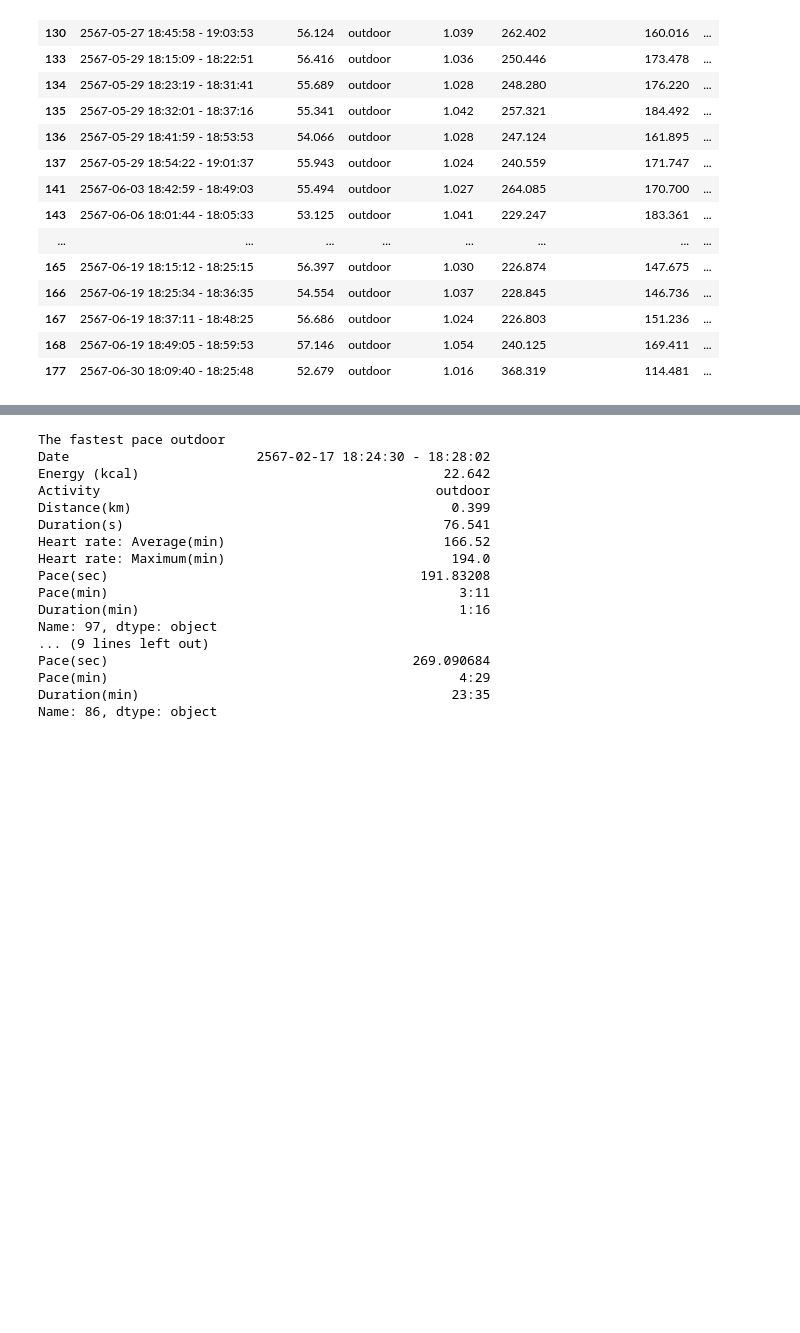
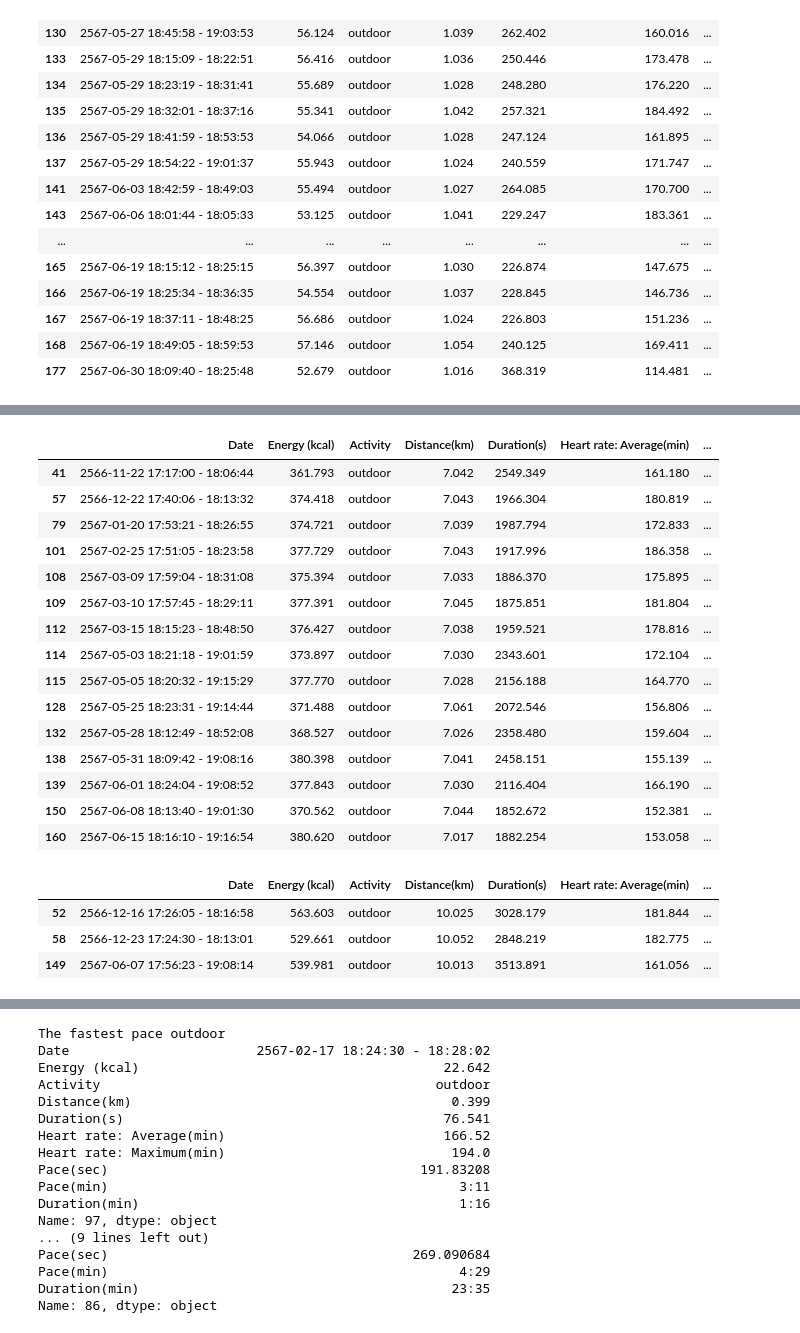
Before and after one commit to JFKongphop/running-analysis, a Jupyter notebook: index.ipynb, the cells around one changed output, grey strips where cells are left out. Saved outputs shown, nothing was run; the diff lists cells and outputs as text; code cells hidden in the pictures; blank space fills up the shorter version.

```diff
--- a/index.ipynb
+++ b/index.ipynb
@@ -55,0 +59,3 @@ def filter_interval(df: DataFrame):
+# %%
+def filter_7K(df: DataFrame):
+  return df[(df['Distance(km)'] >= 7) & (df['Distance(km)'] <= 7.1) ]
@@ -175,0 +209,28 @@ filter_interval(df)
+# %%
+run7k = filter_7K(outdoor)
+run7k
+# %% [output]
+|  | Date | Energy (kcal) | Activity | Distance(km) | Duration(s) | Heart rate: Average(min) | ... |
+| 41 | 2566-11-22 17:17:00 - 18:06:44 | 361.793 | outdoor | 7.042 | 2549.349 | 161.180 | ... |
+| 57 | 2566-12-22 17:40:06 - 18:13:32 | 374.418 | outdoor | 7.043 | 1966.304 | 180.819 | ... |
+| 79 | 2567-01-20 17:53:21 - 18:26:55 | 374.721 | outdoor | 7.039 | 1987.794 | 172.833 | ... |
+| 101 | 2567-02-25 17:51:05 - 18:23:58 | 377.729 | outdoor | 7.043 | 1917.996 | 186.358 | ... |
+| 108 | 2567-03-09 17:59:04 - 18:31:08 | 375.394 | outdoor | 7.033 | 1886.370 | 175.895 | ... |
+| 109 | 2567-03-10 17:57:45 - 18:29:11 | 377.391 | outdoor | 7.045 | 1875.851 | 181.804 | ... |
+| 112 | 2567-03-15 18:15:23 - 18:48:50 | 376.427 | outdoor | 7.038 | 1959.521 | 178.816 | ... |
+| 114 | 2567-05-03 18:21:18 - 19:01:59 | 373.897 | outdoor | 7.030 | 2343.601 | 172.104 | ... |
+| 115 | 2567-05-05 18:20:32 - 19:15:29 | 377.770 | outdoor | 7.028 | 2156.188 | 164.770 | ... |
+| 128 | 2567-05-25 18:23:31 - 19:14:44 | 371.488 | outdoor | 7.061 | 2072.546 | 156.806 | ... |
+| 132 | 2567-05-28 18:12:49 - 18:52:08 | 368.527 | outdoor | 7.026 | 2358.480 | 159.604 | ... |
+| 138 | 2567-05-31 18:09:42 - 19:08:16 | 380.398 | outdoor | 7.041 | 2458.151 | 155.139 | ... |
+| 139 | 2567-06-01 18:24:04 - 19:08:52 | 377.843 | outdoor | 7.030 | 2116.404 | 166.190 | ... |
+| 150 | 2567-06-08 18:13:40 - 19:01:30 | 370.562 | outdoor | 7.044 | 1852.672 | 152.381 | ... |
+| 160 | 2567-06-15 18:16:10 - 19:16:54 | 380.620 | outdoor | 7.017 | 1882.254 | 153.058 | ... |
+# %%
+run10k = filter_10K(outdoor)
+run10k
+# %% [output]
+|  | Date | Energy (kcal) | Activity | Distance(km) | Duration(s) | Heart rate: Average(min) | ... |
+| 52 | 2566-12-16 17:26:05 - 18:16:58 | 563.603 | outdoor | 10.025 | 3028.179 | 181.844 | ... |
+| 58 | 2566-12-23 17:24:30 - 18:13:01 | 529.661 | outdoor | 10.052 | 2848.219 | 182.775 | ... |
+| 149 | 2567-06-07 17:56:23 - 19:08:14 | 539.981 | outdoor | 10.013 | 3513.891 | 161.056 | ... |
```
Also changed, not shown: parts of 6 cells of this notebook.
